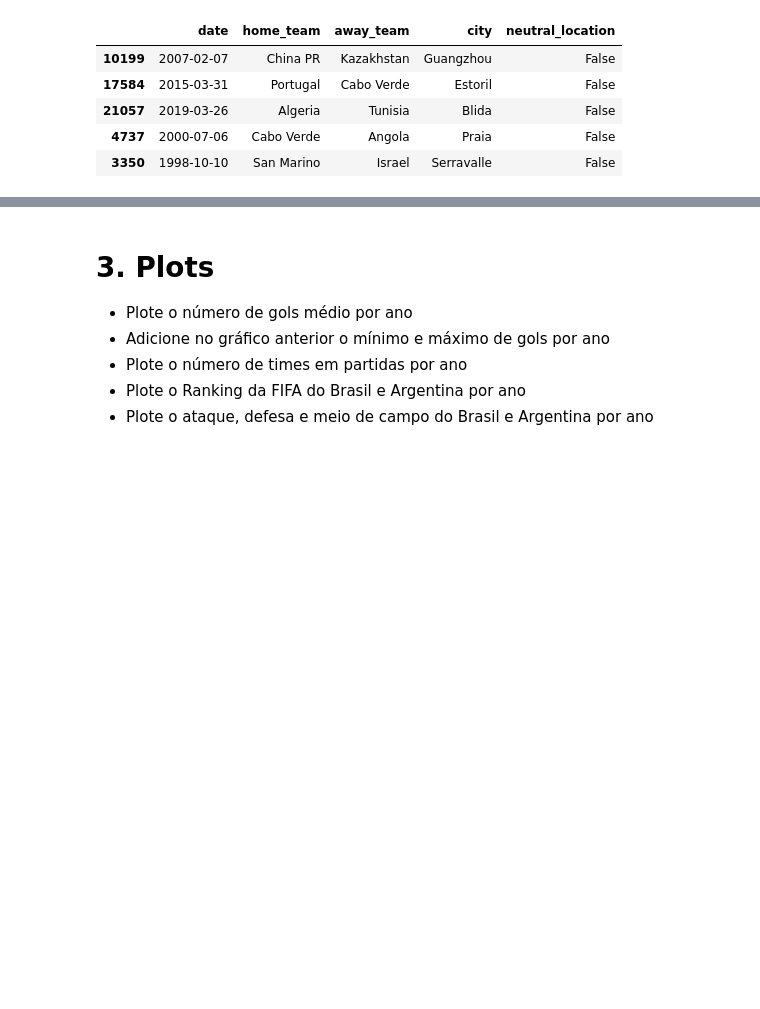
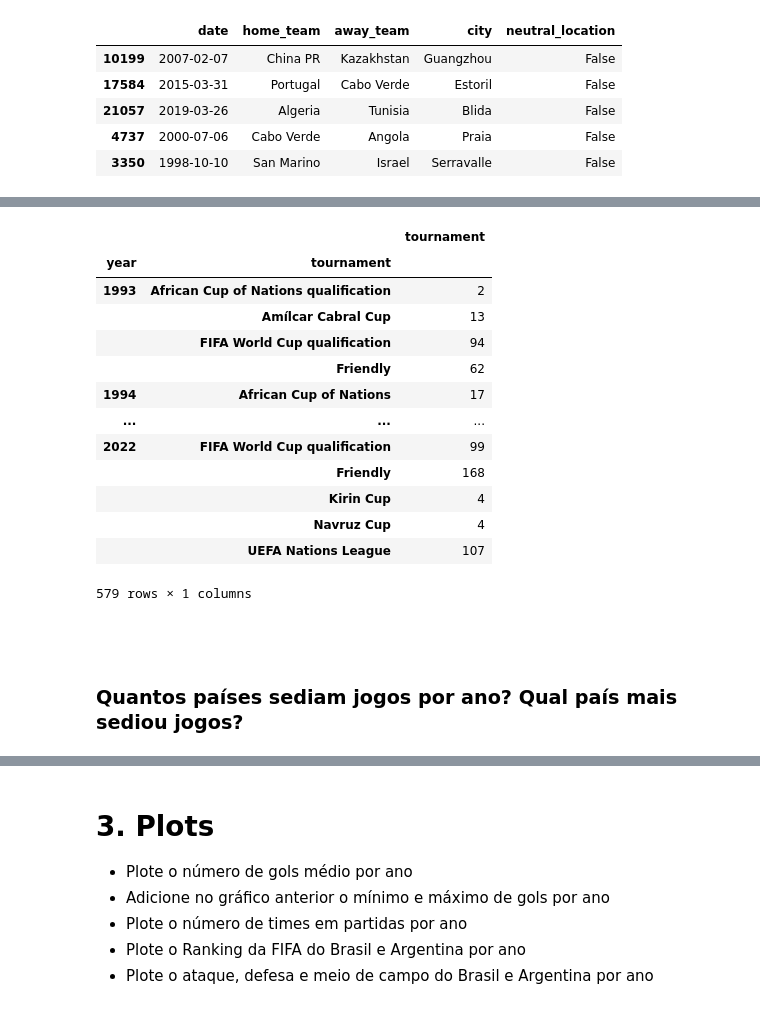
Before and after one commit to lgabs/copa22-forecast, a Jupyter notebook: code/lessons/Aula 1 - Análise de Dados.ipynb, the cells around one changed output, grey strips where cells are left out. Drawn from its saved outputs; the diff is of its cells as text; code cells hidden in the pictures; blank space fills up the shorter version.

```diff
--- a/code/lessons/Aula 1 - Análise de Dados.ipynb
+++ b/code/lessons/Aula 1 - Análise de Dados.ipynb
@@ -267,0 +487,26 @@ df[~df.neutral_location].sample(5)[['date', 'home_team', 'away_team', 'city', 'n
+# %%
+#to em duvida desse resultado haha. o numero aparenta mais ser partidas disputadas em cada camp
+#mas de certa forma, o indice ainda responde quantos torneios por ano...
+#help haha
+torneios = df[['home_team', 'away_team','tournament', 'year']]
+torneios = torneios.groupby(['year','tournament'])['tournament'].count()
+torneios.to_frame()
+# %% [output]
+|  |  | tournament |
+| year | tournament |  |
+| 1993 | African Cup of Nations qualification | 2 |
+|  | Amílcar Cabral Cup | 13 |
+|  | FIFA World Cup qualification | 94 |
+|  | Friendly | 62 |
+| 1994 | African Cup of Nations | 17 |
+| ... | ... | ... |
+| 2022 | FIFA World Cup qualification | 99 |
+|  | Friendly | 168 |
+|  | Kirin Cup | 4 |
+|  | Navruz Cup | 4 |
+|  | UEFA Nations League | 107 |
+579 rows × 1 columns
+# %% [markdown]
+<br>
+# %% [markdown]
+<h3> Quantos países sediam jogos por ano? Qual país mais sediou jogos?
```
Also changed, not shown: parts of 38 cells of this notebook.
